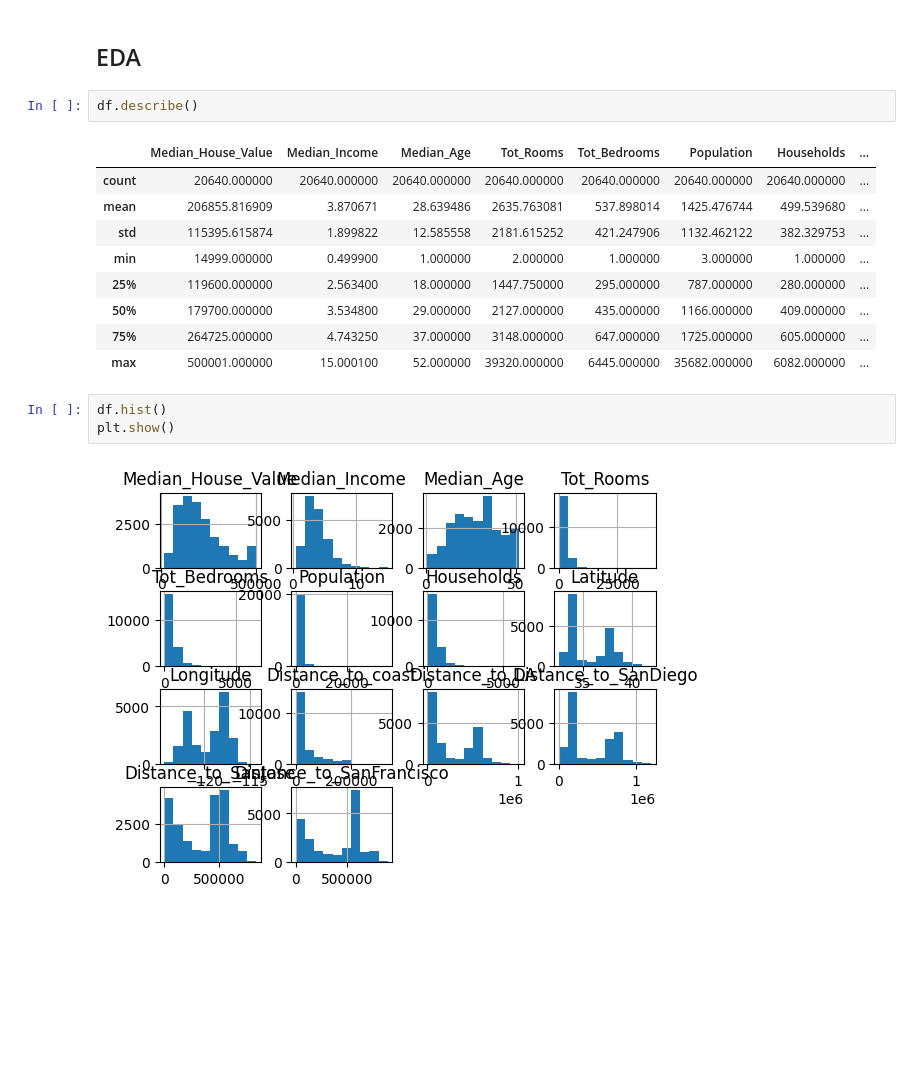
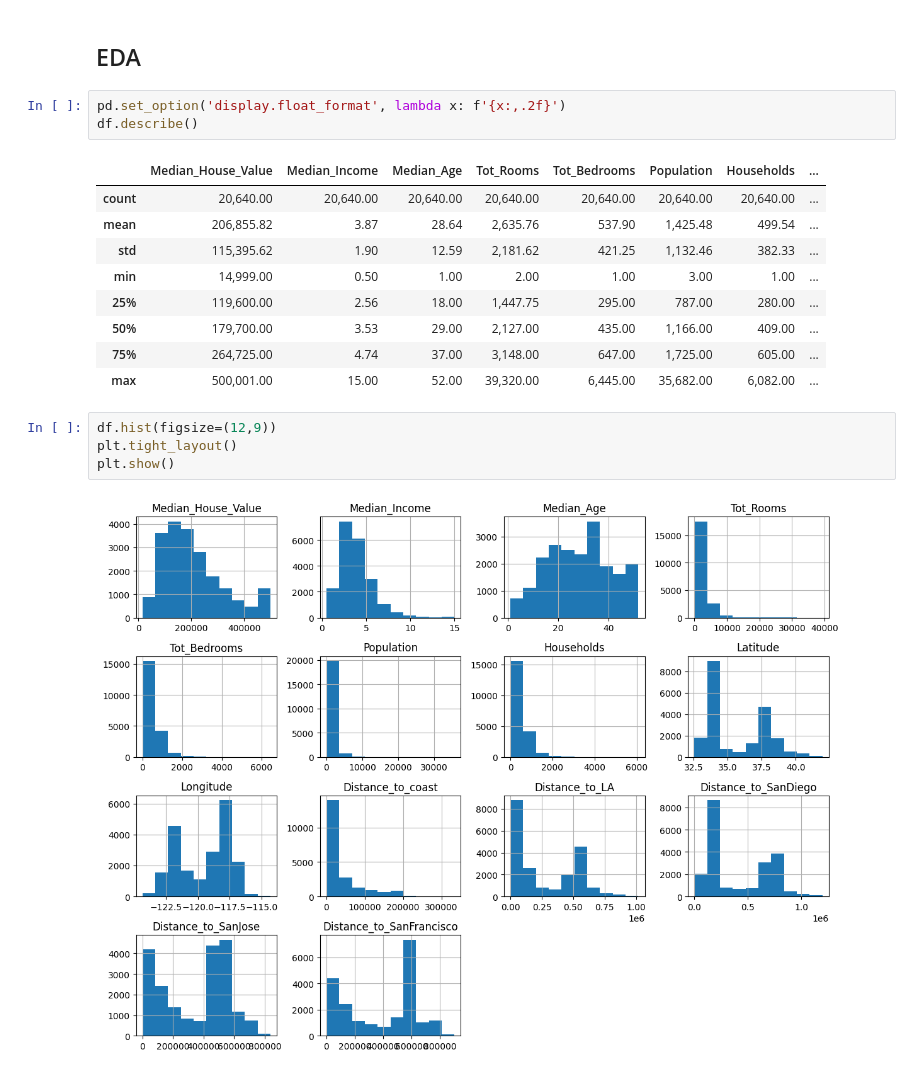
Before and after one commit to luiscberrocal/hacktoberfest-2023, a Jupyter notebook: kaggle/California House Prices.ipynb, the cells around one changed output. Saved outputs shown, nothing was run; the diff lists cells and outputs as text; blank space fills up the shorter version.

```diff
--- a/kaggle/California House Prices.ipynb
+++ b/kaggle/California House Prices.ipynb
@@ -40,19 +40,21 @@ df.sample(5)
 # %% [markdown]
 ## EDA
 # %%
+pd.set_option('display.float_format', lambda x: f'{x:,.2f}')
 df.describe()
 # %% [output]
 |  | Median_House_Value | Median_Income | Median_Age | Tot_Rooms | Tot_Bedrooms | Population | Households | ... |
-| count | 20640.000000 | 20640.000000 | 20640.000000 | 20640.000000 | 20640.000000 | 20640.000000 | 20640.000000 | ... |
-| mean | 206855.816909 | 3.870671 | 28.639486 | 2635.763081 | 537.898014 | 1425.476744 | 499.539680 | ... |
-| std | 115395.615874 | 1.899822 | 12.585558 | 2181.615252 | 421.247906 | 1132.462122 | 382.329753 | ... |
-| min | 14999.000000 | 0.499900 | 1.000000 | 2.000000 | 1.000000 | 3.000000 | 1.000000 | ... |
-| 25% | 119600.000000 | 2.563400 | 18.000000 | 1447.750000 | 295.000000 | 787.000000 | 280.000000 | ... |
-| 50% | 179700.000000 | 3.534800 | 29.000000 | 2127.000000 | 435.000000 | 1166.000000 | 409.000000 | ... |
-| 75% | 264725.000000 | 4.743250 | 37.000000 | 3148.000000 | 647.000000 | 1725.000000 | 605.000000 | ... |
-| max | 500001.000000 | 15.000100 | 52.000000 | 39320.000000 | 6445.000000 | 35682.000000 | 6082.000000 | ... |
+| count | 20,640.00 | 20,640.00 | 20,640.00 | 20,640.00 | 20,640.00 | 20,640.00 | 20,640.00 | ... |
+| mean | 206,855.82 | 3.87 | 28.64 | 2,635.76 | 537.90 | 1,425.48 | 499.54 | ... |
+| std | 115,395.62 | 1.90 | 12.59 | 2,181.62 | 421.25 | 1,132.46 | 382.33 | ... |
+| min | 14,999.00 | 0.50 | 1.00 | 2.00 | 1.00 | 3.00 | 1.00 | ... |
+| 25% | 119,600.00 | 2.56 | 18.00 | 1,447.75 | 295.00 | 787.00 | 280.00 | ... |
+| 50% | 179,700.00 | 3.53 | 29.00 | 2,127.00 | 435.00 | 1,166.00 | 409.00 | ... |
+| 75% | 264,725.00 | 4.74 | 37.00 | 3,148.00 | 647.00 | 1,725.00 | 605.00 | ... |
+| max | 500,001.00 | 15.00 | 52.00 | 39,320.00 | 6,445.00 | 35,682.00 | 6,082.00 | ... |
 # %%
-df.hist()
+df.hist(figsize=(12,9))
+plt.tight_layout()
 plt.show()
 # %% [output]
-[figure, old version]
+[figure, new version]
```
Also changed, not shown: parts of 4 cells of this notebook, 1 other file.
